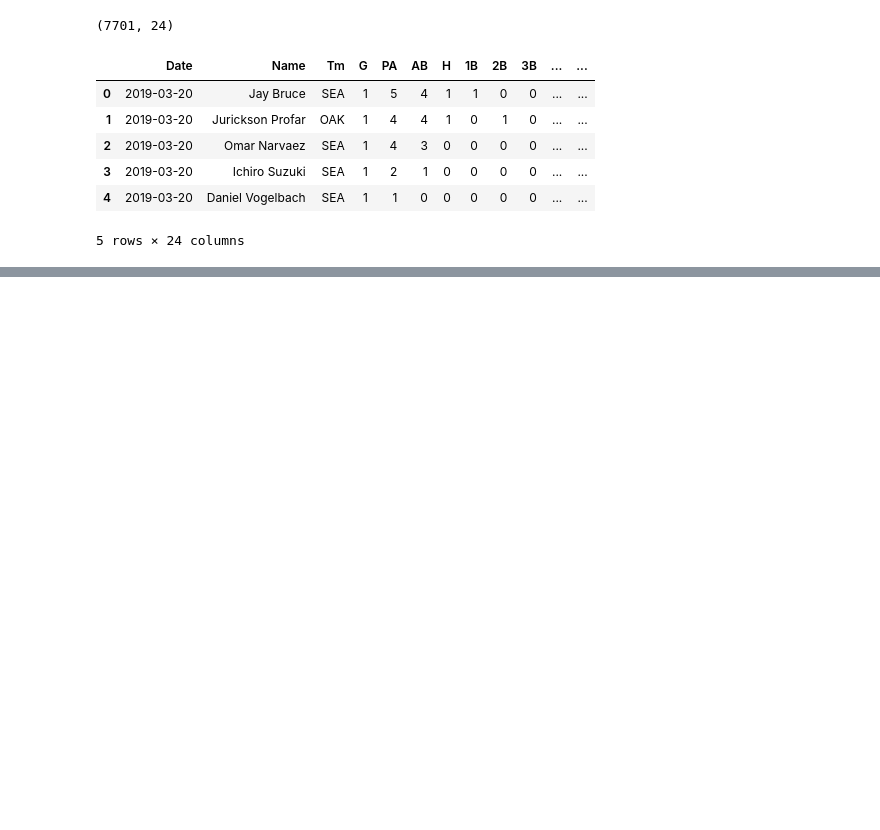
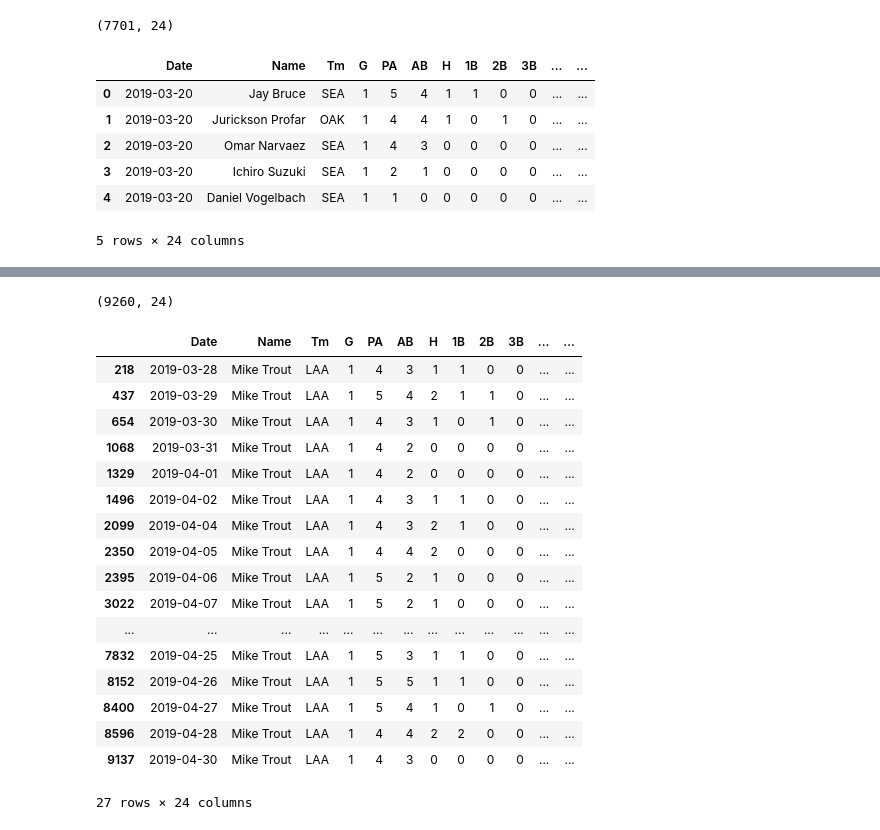
Before and after one commit to BrianLKane/capstone, a Jupyter notebook: code/informal_EDA.ipynb, the cells around one changed output, grey strips where cells are left out. Drawn from its saved outputs; the diff is of its cells as text; code cells hidden in the pictures; blank space fills up the shorter version.

```diff
--- a/code/informal_EDA.ipynb
+++ b/code/informal_EDA.ipynb
@@ -134,0 +336,25 @@ daily_2019.head()
+# %%
+batters_2019_daily_standard.shape
+# %% [output]
+(9260, 24)
+# %%
+batters_2019_daily_standard[batters_2019_daily_standard['Name'] == 'Mike Trout']
+# %% [output]
+|  | Date | Name | Tm | G | PA | AB | H | 1B | 2B | 3B | ... | ... |
+| 218 | 2019-03-28 | Mike Trout | LAA | 1 | 4 | 3 | 1 | 1 | 0 | 0 | ... | ... |
+| 437 | 2019-03-29 | Mike Trout | LAA | 1 | 5 | 4 | 2 | 1 | 1 | 0 | ... | ... |
+| 654 | 2019-03-30 | Mike Trout | LAA | 1 | 4 | 3 | 1 | 0 | 1 | 0 | ... | ... |
+| 1068 | 2019-03-31 | Mike Trout | LAA | 1 | 4 | 2 | 0 | 0 | 0 | 0 | ... | ... |
+| 1329 | 2019-04-01 | Mike Trout | LAA | 1 | 4 | 2 | 0 | 0 | 0 | 0 | ... | ... |
+| 1496 | 2019-04-02 | Mike Trout | LAA | 1 | 4 | 3 | 1 | 1 | 0 | 0 | ... | ... |
+| 2099 | 2019-04-04 | Mike Trout | LAA | 1 | 4 | 3 | 2 | 1 | 0 | 0 | ... | ... |
+| 2350 | 2019-04-05 | Mike Trout | LAA | 1 | 4 | 4 | 2 | 0 | 0 | 0 | ... | ... |
+| 2395 | 2019-04-06 | Mike Trout | LAA | 1 | 5 | 2 | 1 | 0 | 0 | 0 | ... | ... |
+| 3022 | 2019-04-07 | Mike Trout | LAA | 1 | 5 | 2 | 1 | 0 | 0 | 0 | ... | ... |
+| ... | ... | ... | ... | ... | ... | ... | ... | ... | ... | ... | ... | ... |
+| 7832 | 2019-04-25 | Mike Trout | LAA | 1 | 5 | 3 | 1 | 1 | 0 | 0 | ... | ... |
+| 8152 | 2019-04-26 | Mike Trout | LAA | 1 | 5 | 5 | 1 | 1 | 0 | 0 | ... | ... |
+| 8400 | 2019-04-27 | Mike Trout | LAA | 1 | 5 | 4 | 1 | 0 | 1 | 0 | ... | ... |
+| 8596 | 2019-04-28 | Mike Trout | LAA | 1 | 4 | 4 | 2 | 2 | 0 | 0 | ... | ... |
+| 9137 | 2019-04-30 | Mike Trout | LAA | 1 | 4 | 3 | 0 | 0 | 0 | 0 | ... | ... |
+27 rows × 24 columns
```
Also changed, not shown: parts of 55 cells of this notebook, 12 other files.
